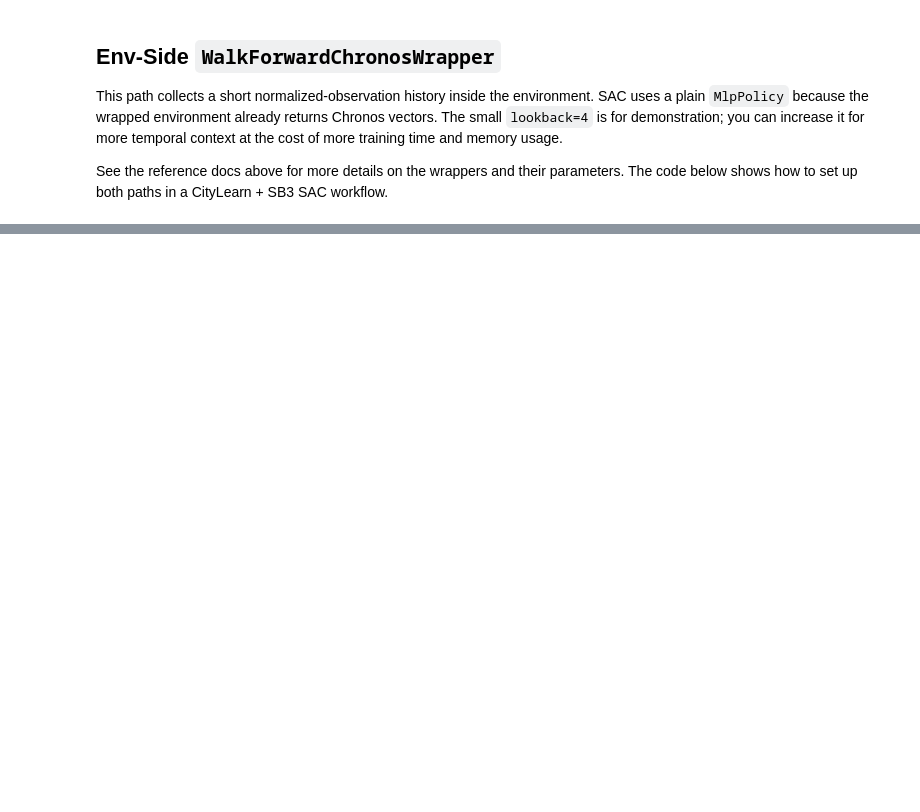
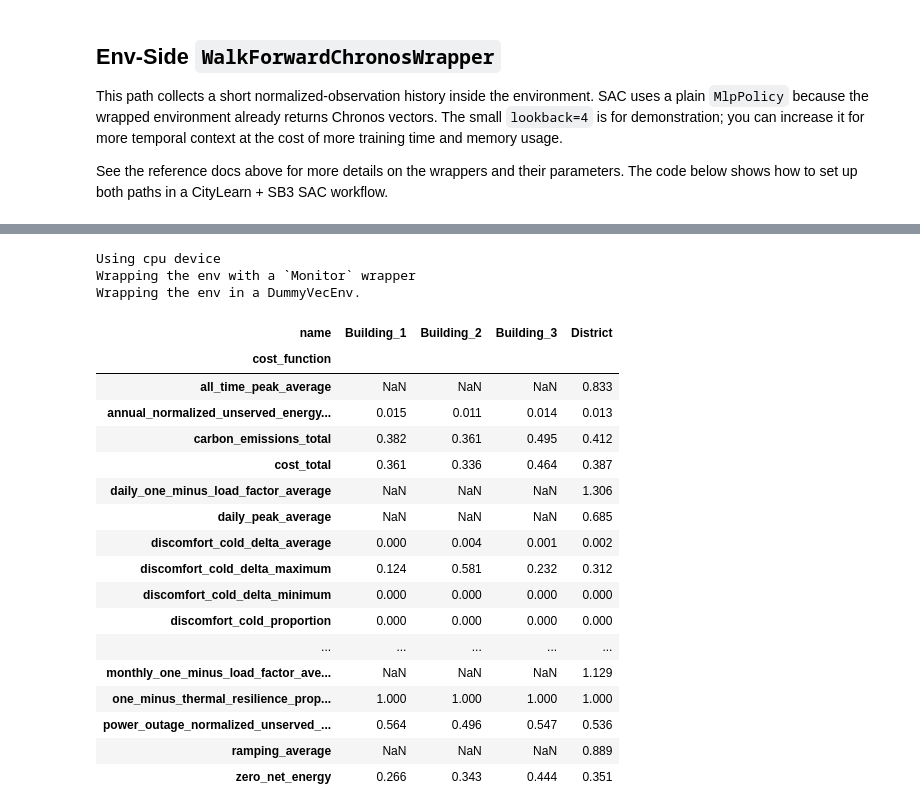
Before and after one commit to cpohagwu/crosslearn, a Jupyter notebook: examples/07_cityLearn_quickstart.ipynb, the cells around one changed output, grey strips where cells are left out. Cells and saved outputs as stored; diff of their text form; code cells hidden in the pictures; blank space fills up the shorter version.

```diff
--- a/examples/07_cityLearn_quickstart.ipynb
+++ b/examples/07_cityLearn_quickstart.ipynb
@@ -121,0 +173,51 @@ display(wrapper_kpis)
+# %%
+from crosslearn.envs import WalkForwardChronosPCAWrapper
+N_COMPONENTS = 10
+# %%
+def make_walkforward_chronos_pca_env():
+    env = make_citylearn_sb3_env()
+    env = WalkForwardChronosPCAWrapper(
+        env,
+        lookback=WRAPPER_LOOKBACK,
+        min_history=max(WRAPPER_MIN_HISTORY, N_COMPONENTS),
+        model_name=MODEL_NAME,
+        n_components=N_COMPONENTS,
+        mode="stream",
+    )
+    return env
+
+
+wrapper_pca_env = make_walkforward_chronos_pca_env()
+
+wrapper_pca_model = Agent(
+    'MlpPolicy',
+    wrapper_pca_env,
+    verbose=1,
+    seed=SEED,
+)
+
+wrapper_pca_model.learn(total_timesteps=wrapper_pca_env.unwrapped.time_steps * EPISODES)
+wrapper_pca_kpis = evaluate_citylearn_agent(wrapper_pca_env, wrapper_pca_model)
+display(wrapper_kpis)
+# %% [output]
+Using cpu device
+Wrapping the env with a `Monitor` wrapper
+Wrapping the env in a DummyVecEnv.
+| name | Building_1 | Building_2 | Building_3 | District |
+| cost_function |  |  |  |  |
+| all_time_peak_average | NaN | NaN | NaN | 0.833 |
+| annual_normalized_unserved_energy... | 0.015 | 0.011 | 0.014 | 0.013 |
+| carbon_emissions_total | 0.382 | 0.361 | 0.495 | 0.412 |
+| cost_total | 0.361 | 0.336 | 0.464 | 0.387 |
+| daily_one_minus_load_factor_average | NaN | NaN | NaN | 1.306 |
+| daily_peak_average | NaN | NaN | NaN | 0.685 |
+| discomfort_cold_delta_average | 0.000 | 0.004 | 0.001 | 0.002 |
+| discomfort_cold_delta_maximum | 0.124 | 0.581 | 0.232 | 0.312 |
+| discomfort_cold_delta_minimum | 0.000 | 0.000 | 0.000 | 0.000 |
+| discomfort_cold_proportion | 0.000 | 0.000 | 0.000 | 0.000 |
+| ... | ... | ... | ... | ... |
+| monthly_one_minus_load_factor_ave... | NaN | NaN | NaN | 1.129 |
+| one_minus_thermal_resilience_prop... | 1.000 | 1.000 | 1.000 | 1.000 |
+| power_outage_normalized_unserved_... | 0.564 | 0.496 | 0.547 | 0.536 |
+| ramping_average | NaN | NaN | NaN | 0.889 |
+| zero_net_energy | 0.266 | 0.343 | 0.444 | 0.351 |
```
Also changed, not shown: parts of 4 cells of this notebook, 11 other files.
